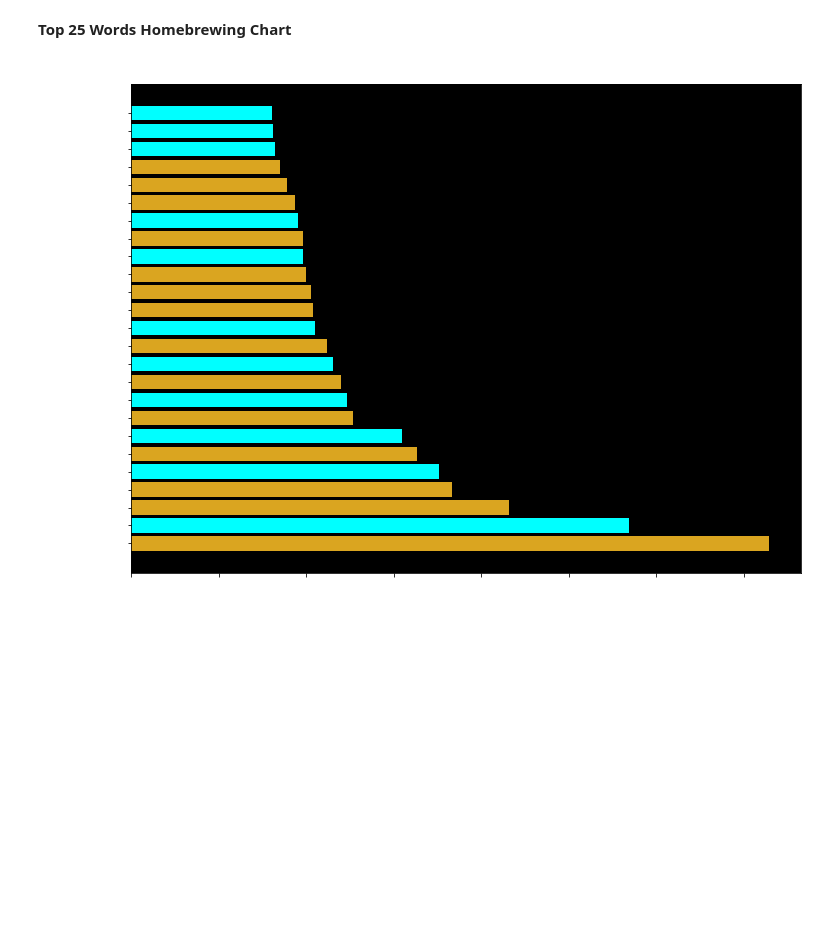
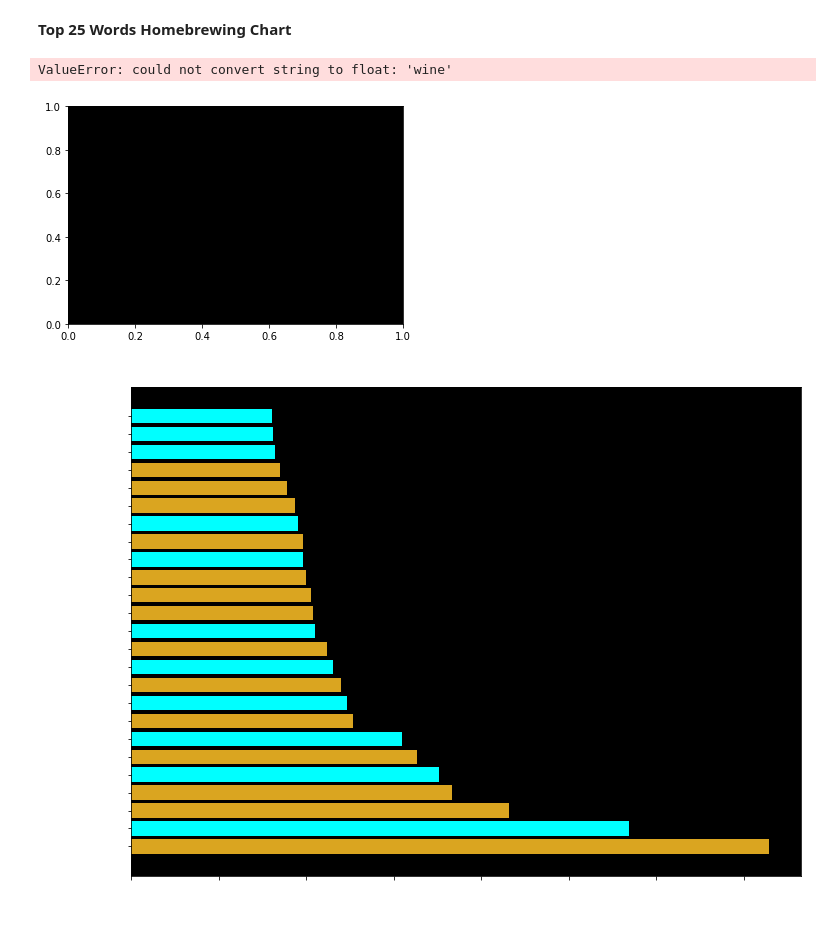
Before and after one commit to JamesRonsonOp/reddit_nlp_binary_classification, a Jupyter notebook: code/02_eda_preprocessing_main_file.ipynb, the cells around one changed output. Cells and saved outputs as stored; diff of their text form; code cells hidden in the pictures; blank space fills up the shorter version.

```diff
--- a/code/02_eda_preprocessing_main_file.ipynb
+++ b/code/02_eda_preprocessing_main_file.ipynb
@@ -304,6 +311,11 @@ wine_25_df.head(2)
 ## Top 25 Word Charts
 # %% [markdown]
 **Top 25 Words Homebrewing Chart**
+# %%
+sns.distplot(wine_25_df, beer_25_df)
+# %% [output]
+ValueError: could not convert string to float: 'wine'
+[figure, added]
 # %%
 brew_color_list = ['goldenrod', 'aqua', 'goldenrod', 'goldenrod',
                    'aqua','goldenrod', 'aqua','goldenrod',
```
Also changed, not shown: parts of 103 cells of this notebook, 1 other file.
